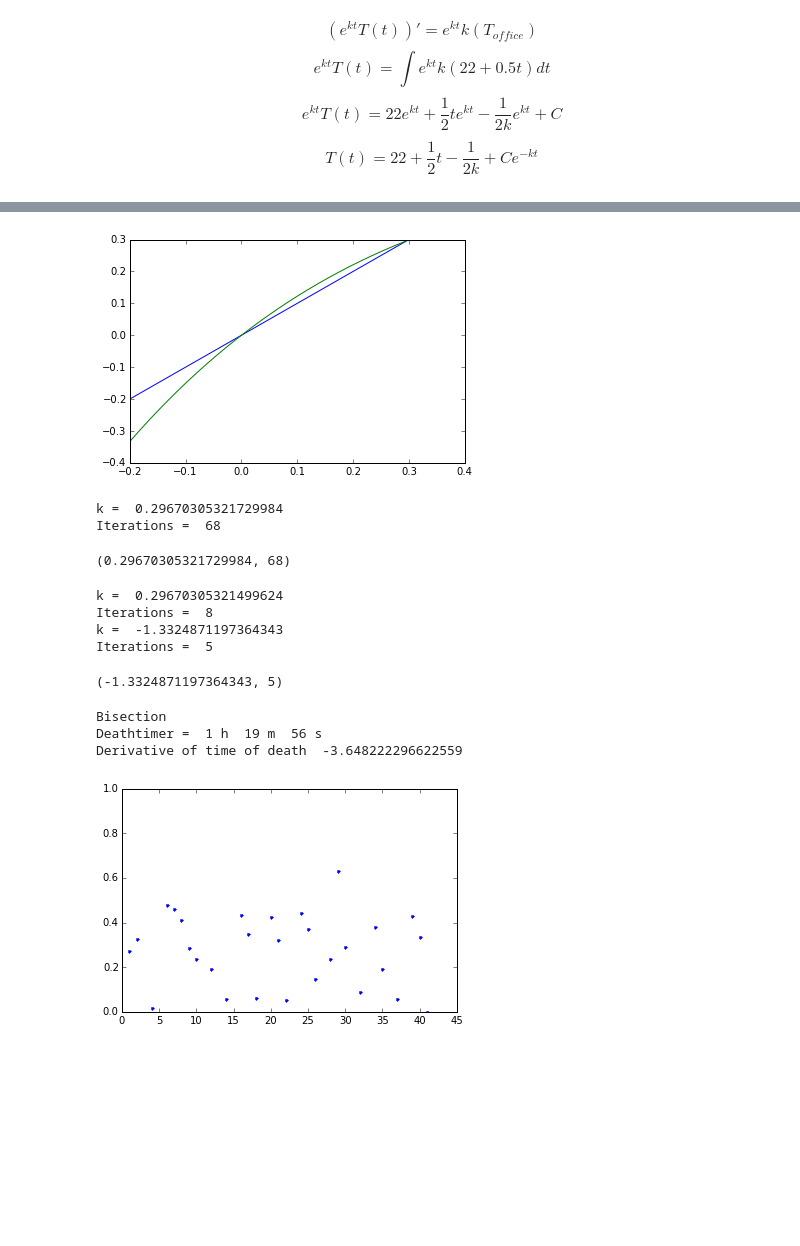
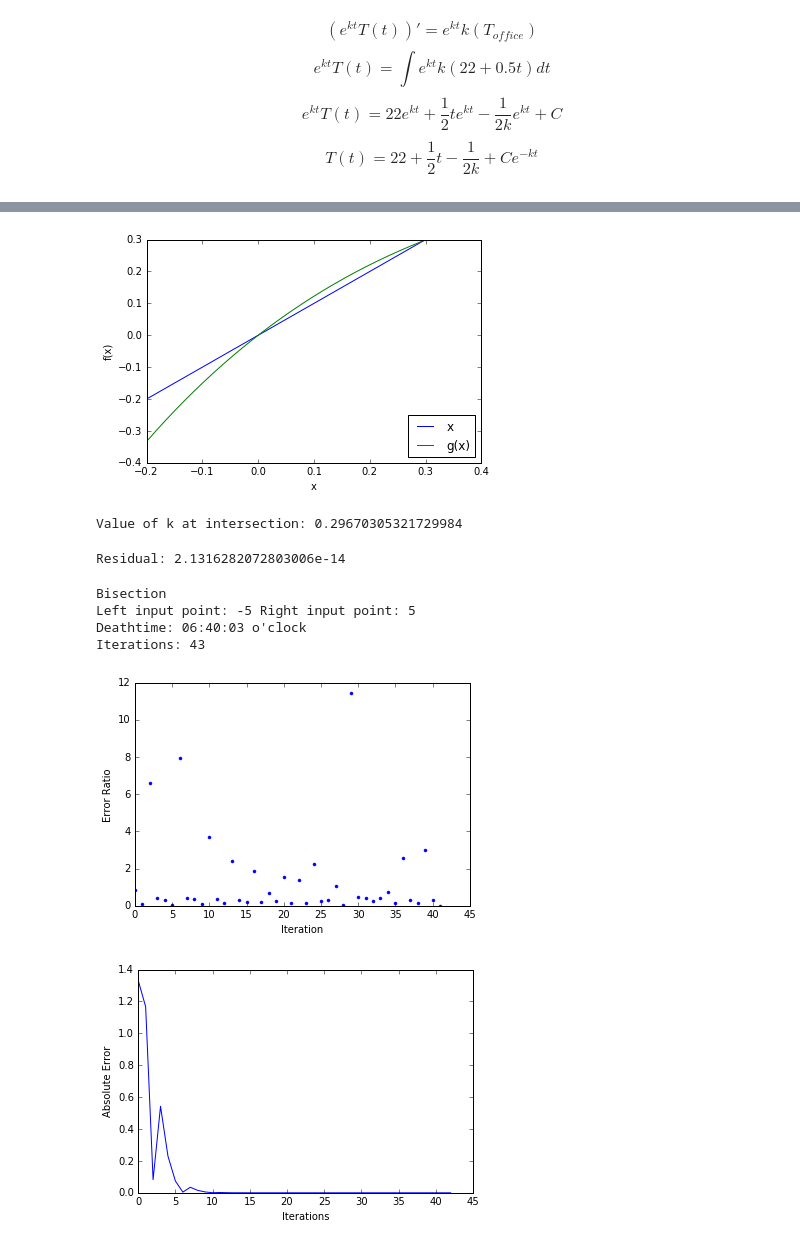
Before and after one commit to JonasDe/NumAn, a Jupyter notebook: Untitled.ipynb, the cells around one changed output, grey strips where cells are left out. Cells and saved outputs as stored; diff of their text form; code cells hidden in the pictures; blank space fills up the shorter version.

```diff
--- a/Untitled.ipynb
+++ b/Untitled.ipynb
@@ -33,2 +33,10 @@ def bisectionMethod(function,a, b, nMax, tol=1e-12):
 # %%
-f = lambda k:7+1/(2*k) -(10+1/(2*k))*np.e**-k
+f = lambda k: 7+1/(2*k)-(10+1/(2*k))*np.e**(-k)
+x = np.linspace(-3,3,1000)
+plt.plot(x, f(x))
+plt.ylabel("f(k)")
+plt.xlabel("k")
+
+plt.show()
+i = bisection(f, -5, 10)
+print("Value of k at 0: ", i[2] )
@@ -99,19 +53,22 @@ def fixedpoint(f, x, nmax=100, tol=1e-12):
     res = f(x)
     return (x, res , 100 - nmax, np.array(ls))
 # %%
+
 #ffixed = lambda k: 1/((20+1/k)*np.e**(-k)-14)
 ffixed = lambda k: k/7*(10 + 1/(2*k))*np.e**(-k) - 1 /14
 x = np.linspace(-0.2,0.3,1000)
-plt.plot(x,x)
-plt.plot(x,ffixed(x))
+plt.plot(x,x, label="x")
+plt.xlabel("x")
+plt.ylabel("f(x)")
+plt.plot(x,ffixed(x),label="g(x)")
+plt.legend(loc=4)
+plt.show()
+print("Value of k at intersection:", fixedpoint(ffixed, 1)[0])
 
-plt.show()
-fixedpoint(ffixed, 1)
+#fixedpoint(ffixed, 1)
 # %% [output]
-[figure, old version]
+[figure, new version]
-k =  0.29670305321729984
-Iterations =  68
+Value of k at intersection: 0.29670305321729984
-(0.29670305321729984, 68)
 # %%
 def raphson(f, fderiv, x, **kwargs):
     g = lambda x: x - f(x)/fderiv(x)
@@ -119,20 +77,20 @@ def raphson(f, fderiv, x, **kwargs):
 # %%
 ffixed = lambda k: k/7*(10 + 1/(2*k))*np.e**(-k) - 1 /14 - k
 fderiv = lambda k: 10/7*np.e**-k-(10*k/7+1/14)*np.e**-k - 1
-x, iter = raphson(ffixed, fderiv, 5)
+x, raphson_res, raphson_iter, raphson_err_ls  = raphson(ffixed, fderiv, 5)
 time_of_death = lambda t: 22 - 37 + 0.5*t  - 1/(2*x)+(10+1/(2*x))*np.e**(-x*t)
 time_of_death_deriv = lambda t: 0.5 + -x*(10+1/(2*x))*np.e**(-x*t)
-raphson(time_of_death, time_of_death_deriv, 0.5)
+v = raphson(time_of_death, time_of_death_deriv, 0.5)
+print("Residual:", v[1])
+#time_of_death(v[0])
 # %% [output]
-k =  0.29670305321499624
-Iterations =  8
-k =  -1.3324871197364343
-Iterations =  5
+Residual: 2.1316282072803006e-14
-(-1.3324871197364343, 5)
 # %%
 print("Bisection")
-bisec_res, bisec_err, bisec_c, bisec_iters, bisec_err_ls = bisection(time_of_death, -10, 5)
-print("Deathtimer = ", int(np.abs(bisec_c)//1), "h ", int(np.abs(bisec_c)%1*60), "m ", int(np.abs(bisec_c)%1*60%1*60), "s")
+inputleft, inputright = -5,5
+print("Left input point:", inputleft, "Right input point:", inputright)
+bisec_res, bisec_err, bisec_c, bisec_iters, bisec_err_ls = bisection(time_of_death, inputleft, inputright)
+printDeath(bisec_c+8)
 #print("Fixed Point")
 #time_of_death_fixed = lambda t:  22 - 37 + 0.5*t  - 1/(2*x)+(10+1/(2*x))*np.e**(-x*t) + t
 time_of_death_fixed = lambda t: np.log(1+(5-0.5*t)/(10+1/(2*x)))/-x
@@ -143,19 +101,28 @@ bisec_conv =  [bisec_actual_err[i]/bisec_actual_err[i-1] for i in range(1, len(b
 z = np.linspace(0, len(bisec_conv)-1, len(bisec_conv))
 #print(bisec_conv)
 #print(np.vstack(np.array(bisec_conv)))
+print("Iterations:", bisec_iters)
+plt.ylabel("Error Ratio")
+plt.xlabel("Iteration")
 plt.plot(range(0,len(bisec_conv)), bisec_conv, '.')
 #a_matr = np.vstack([np.array(z),np.ones(len(z))]).T
+plt.figure()
+plt.xlabel("Iterations")
+plt.ylabel("Absolute Error")
+plt.plot(np.abs((bisec_c - bisec_err_ls)))
 
 #print(np.linalg.lstsq(a_matr, bisec_conv))
 #print("A size ", len(a_matr), " bisec_conv ", len(bisec_conv), " zeta ", len(z))
 #plt.plot(np.linalg.lstsq(a_matr, bisec_conv))
-plt.ylim(0, 1)
+#plt.ylim(0, 1)
 #plt.plot(z,(lambda z: time_of_death_deriv(z)+1)(z))
-print("Derivative of time of death " ,(lambda z: time_of_death_deriv(z)+1)(bisec_c))
+#print("Derivative of time of death " ,(lambda z: time_of_death_deriv(z)+1)(bisec_c))
 plt.show()
 # %% [output]
 Bisection
-Deathtimer =  1 h  19 m  56 s
-Derivative of time of death  -3.648222296622559
+Left input point: -5 Right input point: 5
+Deathtime: 06:40:03 o'clock
+Iterations: 43
-[figure, old version]
+[figure, new version]
+[figure, added]
 # %%
```
Also changed, not shown: parts of 11 cells of this notebook.
